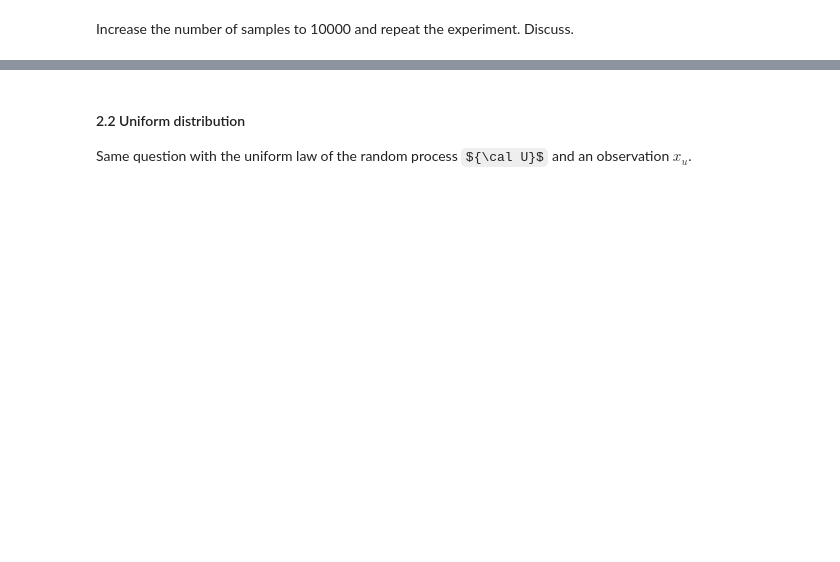
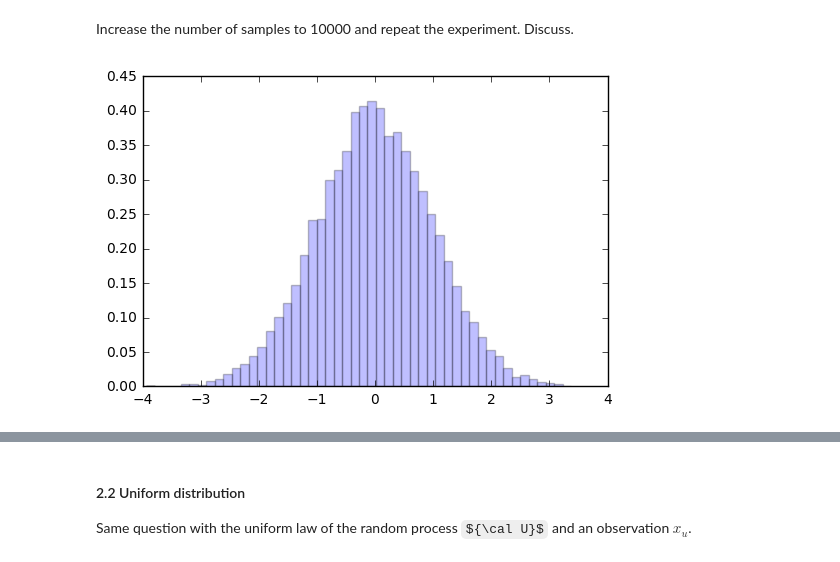
Before and after one commit to robertopao/DSP-TP-1617, a Jupyter notebook: Lab1/python/Lab1.ipynb, the cells around one changed output, grey strips where cells are left out. Drawn from its saved outputs; the diff is of its cells as text; code cells hidden in the pictures; some formulas as TeX source; blank space fills up the shorter version.

```diff
--- a/Lab1/python/Lab1.ipynb
+++ b/Lab1/python/Lab1.ipynb
@@ -257,6 +257,27 @@ x=noise()
 # %% [markdown]
 
 Increase the number of samples to 10000 and repeat the experiment. Discuss.
+# %%
+def noise(mu=0, sigma=1, N=10000):
+    # np.random.normal(mu, sigma, (N, ))
+    data=np.zeros(N)
+    for i in range(0,N):
+        data[i]=np.random.normal(mu, sigma)
+
+
+
+# Plot the histogram
+
+    n, bins, patches = plt.hist(data, 50, normed=1, alpha=0.25)
+
+# Plot the distribution
+    from scipy.stats import norm
+    distri = norm.pdf(bins, mu, sigma)
+    return data
+x=noise()
+#when i increase the sample my distribuition look more similar to theoretichal distibuition.
+# %% [output]
+[figure, added]
 # %%
 # Define the mean and standard deviation
 mu = 0.
```
Also changed, not shown: parts of 10 cells of this notebook.
